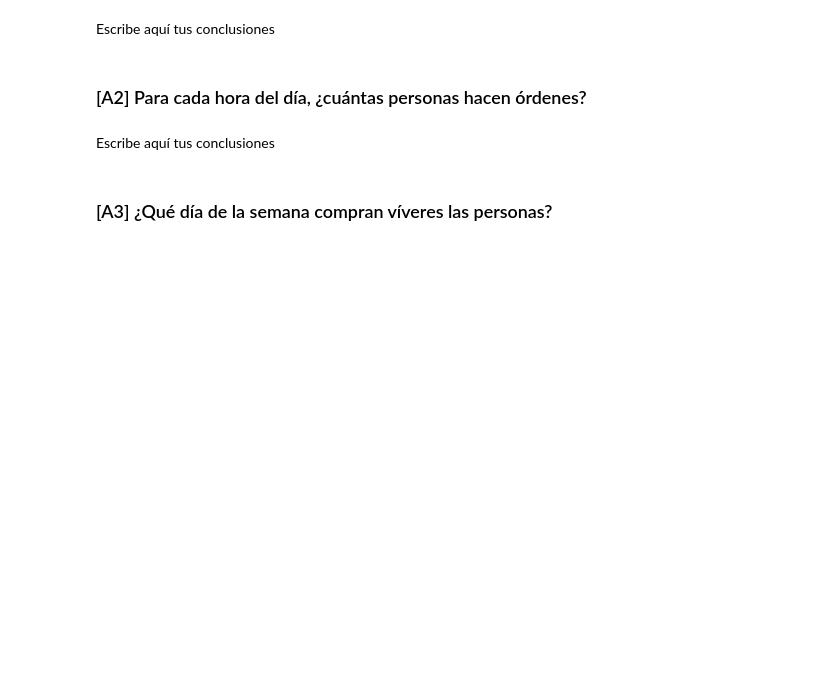
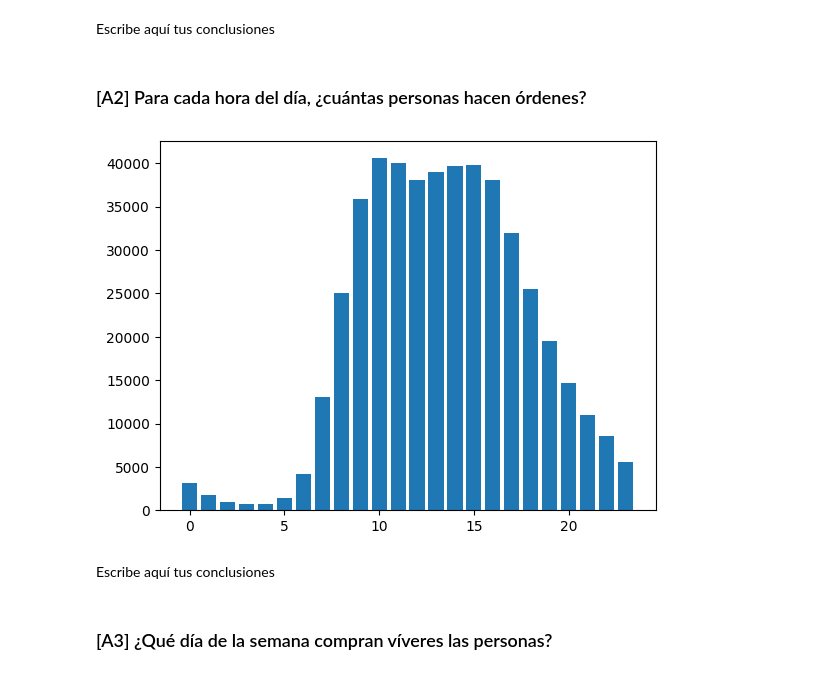
Before and after one commit to Davichobacter/data_science, a Jupyter notebook: notebook_sprint_4.ipynb, the cells around one changed output. Drawn from its saved outputs; the diff is of its cells as text; code cells hidden in the pictures; blank space fills up the shorter version.

```diff
--- a/notebook_sprint_4.ipynb
+++ b/notebook_sprint_4.ipynb
@@ -393,6 +530,11 @@ Una vez los datos estén procesados y listos, haz el siguiente análisis:
 Escribe aquí tus conclusiones
 # %% [markdown]
 ### [A2] Para cada hora del día, ¿cuántas personas hacen órdenes?
+# %%
+plt.bar(orders['order_hour_of_day'].value_counts().index, orders['order_hour_of_day'].value_counts())
+plt.show()
+# %% [output]
+[figure, added]
 # %% [markdown]
 Escribe aquí tus conclusiones
 # %% [markdown]
```
Also changed, not shown: parts of 19 cells of this notebook.
